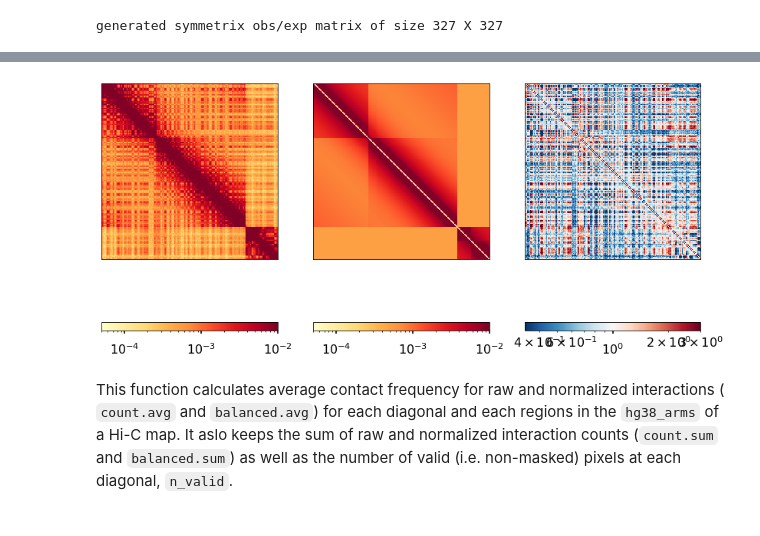
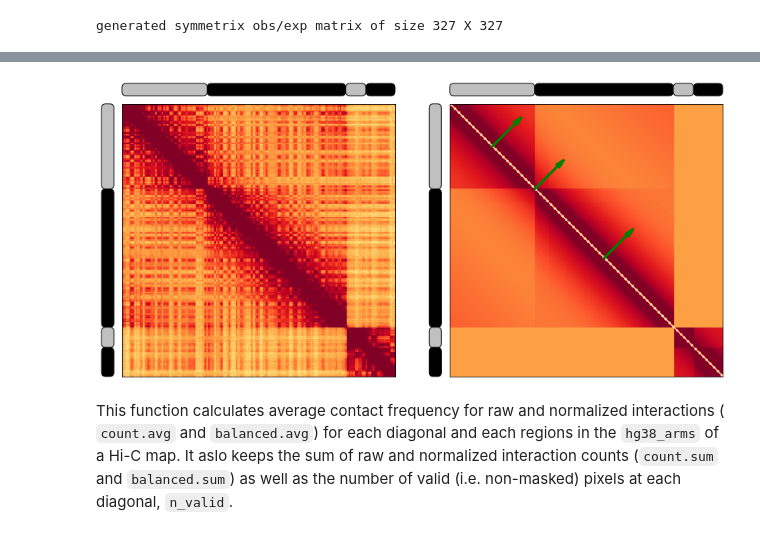
Before and after one commit to open2c/open2c_vignettes, a Jupyter notebook: cooltools_manuscript/contacts_vs_distance.ipynb, the cells around one changed output, grey strips where cells are left out. Drawn from its saved outputs; the diff is of its cells as text; code cells hidden in the pictures.

```diff
--- a/cooltools_manuscript/contacts_vs_distance.ipynb
+++ b/cooltools_manuscript/contacts_vs_distance.ipynb
@@ -297,14 +301,14 @@ mask = (np.nansum(emat,axis=0)==0)[istart:iend]
 
 obs = clr.matrix()[istart:iend, istart:iend]
 exp = emat[istart:iend, istart:iend]
-obs_exp = oe[istart:iend, istart:iend]
+# obs_exp = oe[istart:iend, istart:iend]
 
 obs = obs[:,~mask][~mask,:]
 exp = exp[:,~mask][~mask,:]
-obs_exp = obs_exp[:,~mask][~mask,:]
+# obs_exp = obs_exp[:,~mask][~mask,:]
 
 
-f,axs = plt.subplots(1,3,figsize=(14,10),facecolor="white")
+f,axs = plt.subplots(1,2,figsize=(14,10),facecolor="white")
 
 img = axs[0].imshow(
     obs,
@@ -313,24 +317,17 @@ img = axs[0].imshow(
     norm=colors.LogNorm(vmin=0.00005,vmax=0.01)
 )
 
-plt.colorbar(img,ax=axs[0],orientation="horizontal")
+# plt.colorbar(img,ax=axs[0],orientation="horizontal")
 
 img = axs[1].imshow(
     exp,
     interpolation="none",
     cmap="YlOrRd",
-    norm=colors.LogNorm(vmin=0.00005,vmax=0.01)
+    norm=colors.LogNorm(vmin=0.00005,vmax=0.01),
+    origin="upper",
+    extent=(0,exp.shape[0],exp.shape[0],0)
 )
-plt.colorbar(img,ax=axs[1],orientation="horizontal")
-
-img = axs[2].imshow(
-    obs_exp,
-    interpolation="none",
-    cmap="RdBu_r",
-    norm=colors.LogNorm(vmin=1/3,vmax=3)
-)
-
-plt.colorbar(img,ax=axs[2],orientation="horizontal")
+# plt.colorbar(img,ax=axs[1],orientation="horizontal")
 
 for ax in axs:
     ax.tick_params(
@@ -341,5 +338,62 @@ for ax in axs:
         labelleft=False,
         )
 
+# draw 3 arrows:
+arrow_len = 0.08*(iend - istart)
+for arm in hg38_arms.itertuples(index=False):
+    chrom, start, end, name = arm
+    if chrom == "chr2":
+        _start, _end = clr.extent((chrom,start,end))
+        # adjust for the masked bins
+        _start = _start - mask[:_start].sum()
+        _end = _end - mask[:_end].sum()
+        # draw mid arrow:
+        _mid = (_start + _end)/2
+        axs[1].arrow(_mid,_mid, dx=arrow_len, dy=-arrow_len, lw=3, head_width=4, head_length=9, fc="green", ec='green')
+        if name == "chr2_p":
+            axs[1].arrow(_end,_end, dx=arrow_len, dy=-arrow_len, lw=3, head_width=4, head_length=9, fc="green", ec='green')
+
+# Draw chromosomal arms around heatmaps ...
+visible_size = (iend - istart - mask.sum())
+_trans_norm = 1/visible_size
+for arm in hg38_arms.itertuples(index=True):
+    idx, chrom, start, end, name = arm
+    _start, _end = clr.extent((chrom,start,end))
+    # adjust for the masked bins
+    if _end >= visible_size:
+        _end = iend
+    _len = _end - _start
+    _len = _len - mask[_start:_end].sum()
+    _start = _start - mask[:_start].sum()
+    _end = _end - mask[:_end].sum()
+
+    _pad = 0.015
+    for _ax in axs:
+        # horizontal arms
+        rect = mpl.patches.FancyBboxPatch(
+            (_start*_trans_norm+_pad, 1+3*_pad),
+            _len*_trans_norm-2*_pad,
+            _pad,
+            facecolor='black' if idx%2 else "silver",
+            clip_on=False,
+            linewidth = 1,
+            boxstyle=mpl.patches.BoxStyle("Round", pad=_pad),
+            transform=_ax.transAxes,
+        )
+        _ax.add_patch(rect)
+
+        # vertical arms
+        rect = mpl.patches.FancyBboxPatch(
+            (-4*_pad, 1-_start*_trans_norm-_len*_trans_norm+_pad),
+            _pad,
+            _len*_trans_norm-2*_pad,
+            facecolor='black' if idx%2 else "silver",
+            clip_on=False,
+            linewidth = 1,
+            boxstyle=mpl.patches.BoxStyle("Round", pad=_pad),
+            transform=_ax.transAxes,
+        )
+        _ax.add_patch(rect)
+
 # plt.savefig("expected_heatmap.pdf", bbox_inches="tight")
 # %% [output]
@@ -363,4 +400,4 @@ INFO:fontTools.subset:GSUB pruned
-[figure, old version]
+[figure, new version]
 # %%
 # cvd == contacts-vs-distance
 cvd = cooltools.expected_cis(
```
Also changed, not shown: parts of 14 cells of this notebook, 1 other file.
